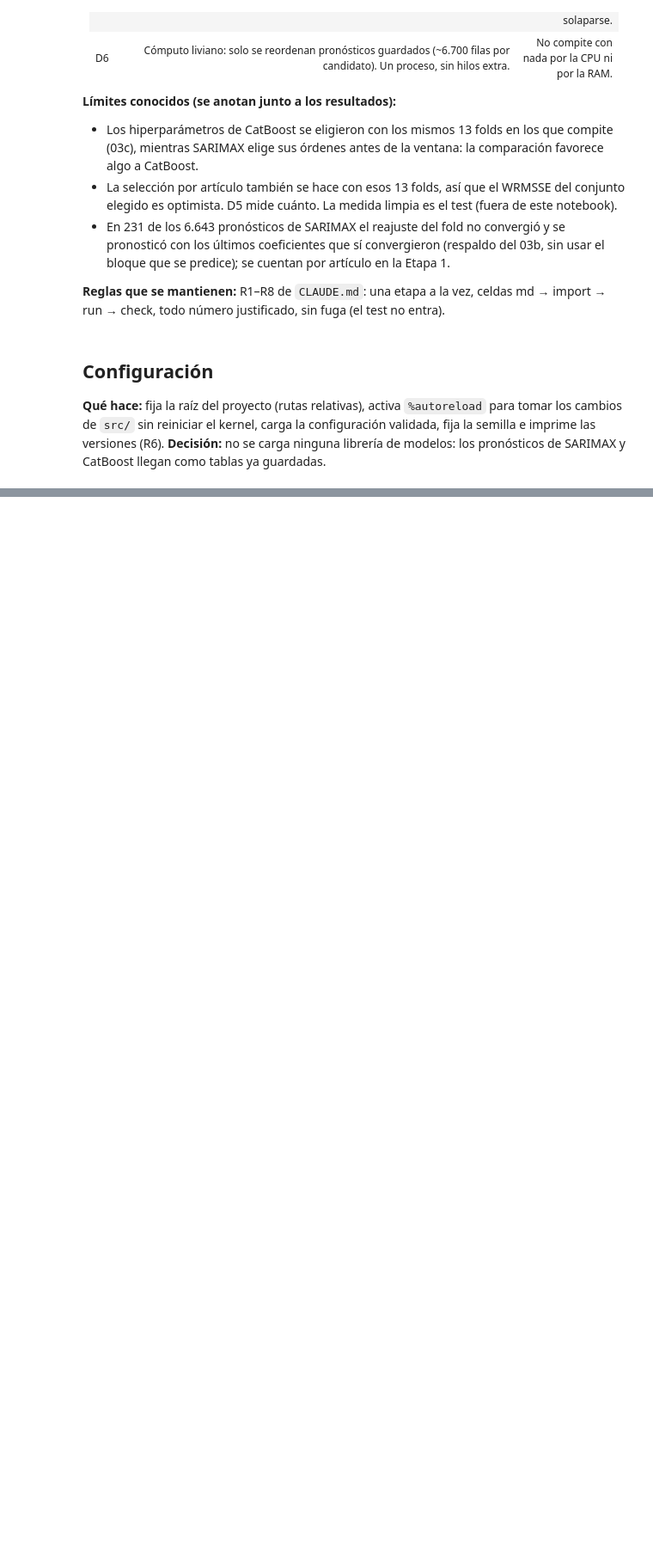
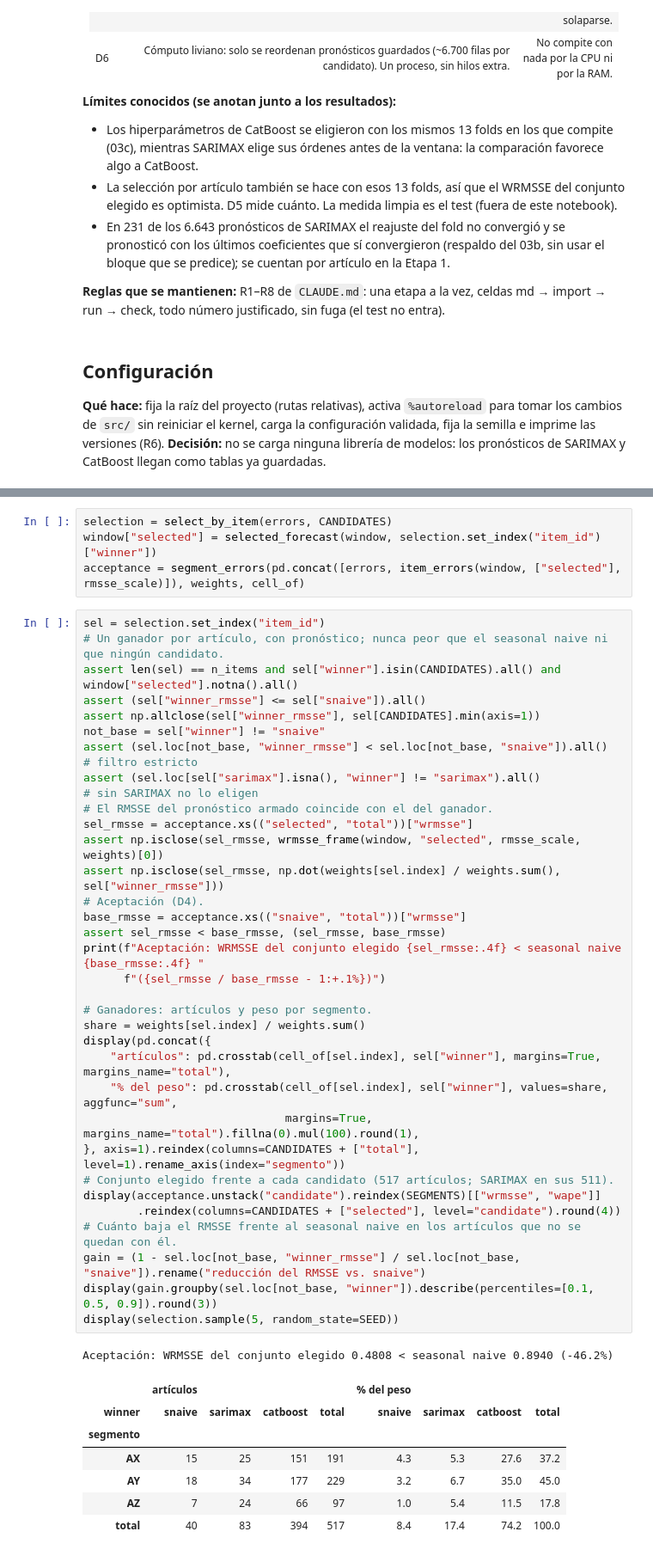
Before and after one commit to JoseSalas98/demand-forecasting-replenishment, a Jupyter notebook: notebooks/03d_seleccion_por_articulo.ipynb, the cells around one changed output, grey strips where cells are left out. Shown at 86% size. Saved outputs shown, nothing was run; the diff lists cells and outputs as text; blank space fills up the shorter version.

```diff
--- a/notebooks/03d_seleccion_por_articulo.ipynb
+++ b/notebooks/03d_seleccion_por_articulo.ipynb
@@ -75,0 +282,46 @@ print(f"semilla: {SEED}")
+# %%
+selection = select_by_item(errors, CANDIDATES)
+window["selected"] = selected_forecast(window, selection.set_index("item_id")["winner"])
+acceptance = segment_errors(pd.concat([errors, item_errors(window, ["selected"], rmsse_scale)]), weights, cell_of)
+# %%
+sel = selection.set_index("item_id")
+# Un ganador por artículo, con pronóstico; nunca peor que el seasonal naive ni que ningún candidato.
+assert len(sel) == n_items and sel["winner"].isin(CANDIDATES).all() and window["selected"].notna().all()
+assert (sel["winner_rmsse"] <= sel["snaive"]).all()
+assert np.allclose(sel["winner_rmsse"], sel[CANDIDATES].min(axis=1))
+not_base = sel["winner"] != "snaive"
+assert (sel.loc[not_base, "winner_rmsse"] < sel.loc[not_base, "snaive"]).all()      # filtro estricto
+assert (sel.loc[sel["sarimax"].isna(), "winner"] != "sarimax").all()                # sin SARIMAX no lo eligen
+# El RMSSE del pronóstico armado coincide con el del ganador.
+sel_rmsse = acceptance.xs(("selected", "total"))["wrmsse"]
+assert np.isclose(sel_rmsse, wrmsse_frame(window, "selected", rmsse_scale, weights)[0])
+assert np.isclose(sel_rmsse, np.dot(weights[sel.index] / weights.sum(), sel["winner_rmsse"]))
+# Aceptación (D4).
+base_rmsse = acceptance.xs(("snaive", "total"))["wrmsse"]
+assert sel_rmsse < base_rmsse, (sel_rmsse, base_rmsse)
+print(f"Aceptación: WRMSSE del conjunto elegido {sel_rmsse:.4f} < seasonal naive {base_rmsse:.4f} "
+      f"({sel_rmsse / base_rmsse - 1:+.1%})")
+
+# Ganadores: artículos y peso por segmento.
+share = weights[sel.index] / weights.sum()
+display(pd.concat({
+    "artículos": pd.crosstab(cell_of[sel.index], sel["winner"], margins=True, margins_name="total"),
+    "% del peso": pd.crosstab(cell_of[sel.index], sel["winner"], values=share, aggfunc="sum",
+                              margins=True, margins_name="total").fillna(0).mul(100).round(1),
+}, axis=1).reindex(columns=CANDIDATES + ["total"], level=1).rename_axis(index="segmento"))
+# Conjunto elegido frente a cada candidato (517 artículos; SARIMAX en sus 511).
+display(acceptance.unstack("candidate").reindex(SEGMENTS)[["wrmsse", "wape"]]
+        .reindex(columns=CANDIDATES + ["selected"], level="candidate").round(4))
+# Cuánto baja el RMSSE frente al seasonal naive en los artículos que no se quedan con él.
+gain = (1 - sel.loc[not_base, "winner_rmsse"] / sel.loc[not_base, "snaive"]).rename("reducción del RMSSE vs. snaive")
+display(gain.groupby(sel.loc[not_base, "winner"]).describe(percentiles=[0.1, 0.5, 0.9]).round(3))
+display(selection.sample(5, random_state=SEED))
+# %% [output]
+Aceptación: WRMSSE del conjunto elegido 0.4808 < seasonal naive 0.8940 (-46.2%)
+|  | artículos |  |  |  | % del peso |  |  |  |
+| winner | snaive | sarimax | catboost | total | snaive | sarimax | catboost | total |
+| segmento |  |  |  |  |  |  |  |  |
+| AX | 15 | 25 | 151 | 191 | 4.3 | 5.3 | 27.6 | 37.2 |
+| AY | 18 | 34 | 177 | 229 | 3.2 | 6.7 | 35.0 | 45.0 |
+| AZ | 7 | 24 | 66 | 97 | 1.0 | 5.4 | 11.5 | 17.8 |
+| total | 40 | 83 | 394 | 517 | 8.4 | 17.4 | 74.2 | 100.0 |
```
Also changed, not shown: parts of 23 cells of this notebook.
